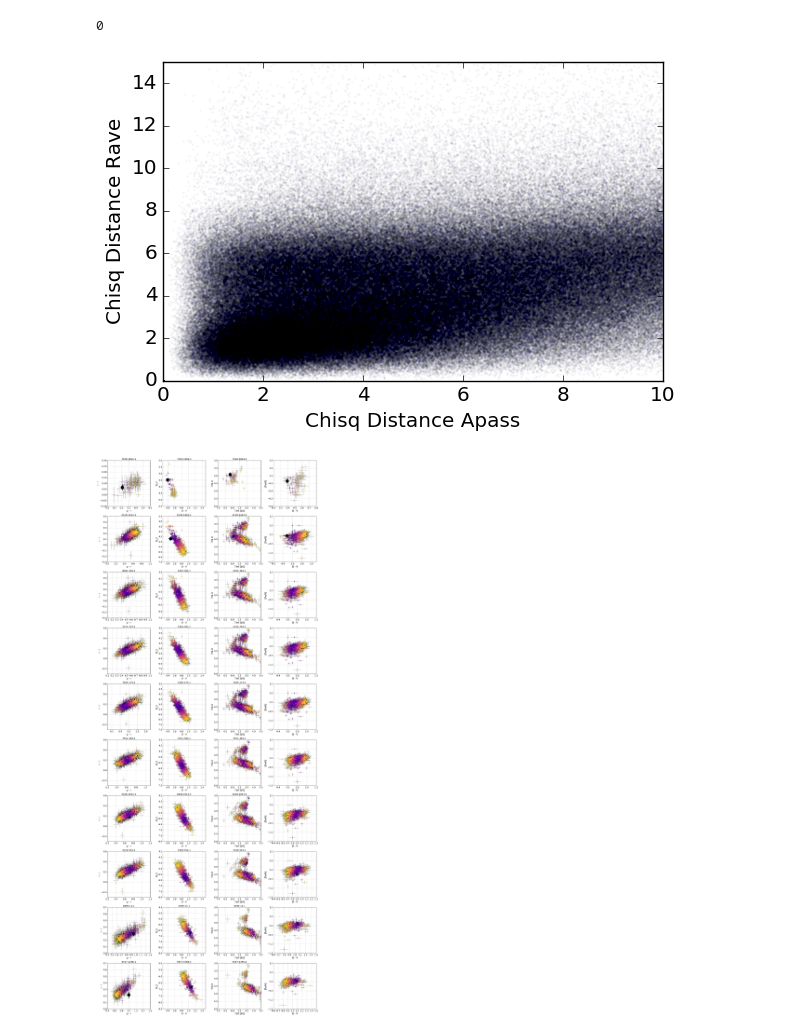
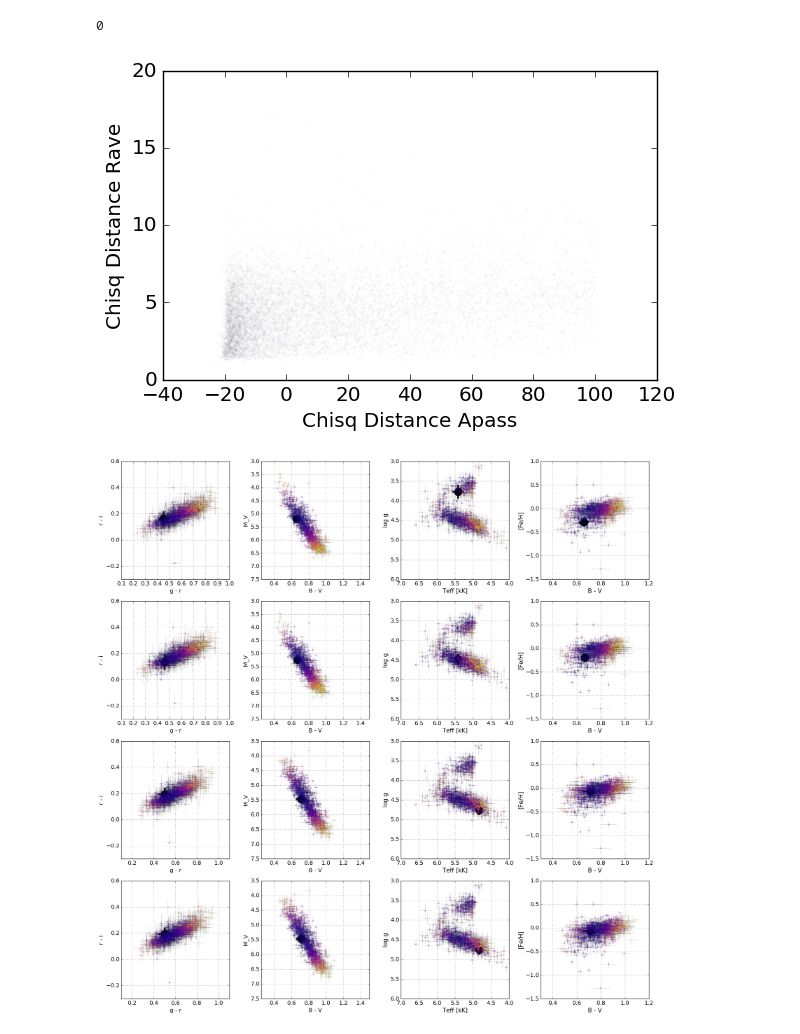
Before and after one commit to andersdot/stellarSpec, a Jupyter notebook: StellarTwins.ipynb, the cells around one changed output. Cells and saved outputs as stored; diff of their text form; code cells hidden in the pictures.

```diff
--- a/StellarTwins.ipynb
+++ b/StellarTwins.ipynb
@@ -296,8 +333,9 @@ def calcChisq(sourceIndex, pts, tree, nNeighbors=200, printChi=False):
 sources = []
 matches = []
 nstars = np.sum(matched)
-chisqThreshold = 10.
+chisqThreshold = 100
 chisqApass = []
+nstars = 10
 for star in np.arange(nstars):
     pts = [M_V[star], B_V[star], g_r[star], r_i[star]]
     chisq, treeIndex = calcChisq(star, pts, treeColor, nNeighbors=nNeighbors, printChi=False)
@@ -312,7 +350,10 @@ for star in np.arange(nstars):
 def distRave(sourceInd, matchesInd):
     chisq = (raveMatched['TEFF'][sourceInd] - raveMatched['TEFF'][matchesInd])**2./(raveMatched['E_TEFF'][sourceInd]**2. + raveMatched['E_TEFF'][matchesInd]**2.) + \
             (raveMatched['LOGG'][sourceInd] - raveMatched['LOGG'][matchesInd])**2./(raveMatched['E_LOGG'][sourceInd]**2. + raveMatched['E_LOGG'][matchesInd]**2.) + \
-            (raveMatched['FE_H'][sourceInd] - raveMatched['FE_H'][matchesInd])**2./(raveMatched['E_FE_H'][sourceInd]**2. + raveMatched['E_FE_H'][matchesInd]**2.)
+            (raveMatched['FE_H'][sourceInd] - raveMatched['FE_H'][matchesInd])**2./(raveMatched['E_FE_H'][sourceInd]**2. + raveMatched['E_FE_H'][matchesInd]**2.) + \
+            np.log(raveMatched['E_TEFF'][sourceInd]**2. + raveMatched['E_TEFF'][matchesInd]**2.) + \
+            np.log(raveMatched['E_LOGG'][sourceInd]**2. + raveMatched['E_LOGG'][matchesInd]**2.) + \
+            np.log(raveMatched['E_FE_H'][sourceInd]**2. + raveMatched['E_FE_H'][matchesInd]**2.)
     return np.sqrt(chisq)
 # %%
 raveSource = []
@@ -338,19 +379,21 @@ print np.sum(tgasMatched[m]['source_id'][argsort] - raveMatched[raveInd]['source
 fig, ax = plt.subplots()
 for chiA, chiR in zip(chisqApass, chisqRave):
     ax.scatter(chiA, chiR, alpha=0.01, s=1)
-ax.set_xlim(0, 10)
-ax.set_ylim(0, 15)
+#ax.set_xlim(0, 10)
+#ax.set_ylim(0, 15)
 ax.set_xlabel('Chisq Distance Apass')
 ax.set_ylabel('Chisq Distance Rave')
 plt.tight_layout()
 plt.savefig('chisqApassRaveUncorrelated.png')
 plt.show()
 # %% [output]
-[figure, old version]
+[figure, new version]
 # %%
-nplot = 10
+nplot = 4
 fig, ax = plt.subplots(nplot, 4, figsize=(20, nplot*5))
 axes = itertools.cycle(ax.ravel())
+alpha_points = 0.3
+alpha_bars = 0.25
 
 b_v_lim = [0.25, 1.5]
 g_r_lim = None #[0, 1.5]
@@ -370,18 +413,13 @@ for j in randarray:
     raveTwins = raveMatch[j]
     raveStar = raveSource[j]
     chiApass = chisqApass[j]
+
     #plot B-V vs g-r for the source and twins
-    ax.set_title(tgasMatched['tycho2_id'][star])
-    mymap = plt.get_cmap("plasma")
-    colorsApass = mymap((chiApass/np.max(chiApass)))
-    diff = np.sum(tgasMatched['source_id'][twins] - raveMatched['source_id'][raveTwins])
-    #if diff == 0: print 'Chisq is ordered properly for Rave'
-    #else: print 'ERROR: Chisq is NOT ordered properly for Rave'
-    ax.scatter(g_r[twins], r_i[twins], c=colorsApass, lw=0, zorder=100)
+    ax.scatter(g_r[twins], r_i[twins], c=chiApass + np.min(chiApass), cmap='plasma', norm=mpl.colors.Normalize(), lw=0, zorder=100, alpha=alpha_points)
     ax.errorbar(g_r[twins], r_i[twins],
                 xerr = np.sqrt(magsMatched['e_gmag'][twins]**2. + magsMatched['e_rmag'][twins]**2.),
                 yerr = np.sqrt(magsMatched['e_rmag'][twins]**2. + magsMatched['e_imag'][twins]**2.),
-                fmt="none", ecolor='black', zorder=0, lw=0.5, mew=0)
+                fmt="none", ecolor='black', zorder=0, lw=0.5, mew=0, alpha=alpha_bars)
     ax.errorbar(g_r[star], r_i[star],
                 xerr = np.sqrt(magsMatched['e_bmag'][star]**2. + magsMatched['e_vmag'][star]**2.),
                 yerr = np.sqrt(magsMatched['e_gmag'][star]**2. + magsMatched['e_rmag'][star]**2.), fmt='o', color='black',lw=4)
@@ -395,18 +433,15 @@ for j in randarray:
 
     #plot r-i and M_v for the source and twins
     ax = axes.next()
-    ax.set_title(tgasMatched['tycho2_id'][star])
-    ax.scatter(B_V[twins], M_V[twins], c=colorsApass, lw=0, zorder=100)
+    ax.scatter(B_V[twins], M_V[twins], c=chiApass + np.min(chiApass), cmap='plasma', norm=mpl.colors.Normalize(), lw=0, zorder=100, alpha=alpha_points)
     ax.errorbar(B_V[twins], M_V[twins],
                 xerr = np.sqrt(magsMatched['e_bmag'][twins]**2. + magsMatched['e_vmag'][twins]**2.),
                 yerr = np.sqrt(magsMatched['e_vmag'][twins]**2. + varMuMatched[twins]),
-                                  fmt="none", ecolor='black', zorder=0, lw=0.5, mew=0)
-    #ax.scatter(B_V[treeIndNum], M_v[treeIndNum], c=colors, s=100, lw=None)
+                                  fmt="none", ecolor='black', zorder=0, lw=0.5, mew=0, alpha=alpha_bars)
     ax.errorbar(B_V[star], M_V[star],
                 xerr = np.sqrt(magsMatched['e_bmag'][star]**2. + magsMatched['e_vmag'][star]**2.),
                 yerr = np.sqrt(magsMatched['e_vmag'][star]**2. + varMuMatched[star]),
                 fmt='o', color='black', lw=4)
-
     ax.scatter(B_V[star], M_V[star], s=400, c='black')
     ax.set_xlabel('B - V')
     ax.set_ylabel('M_V')
@@ -416,53 +451,42 @@ for j in randarray:
     ax.grid()
 
     #plot Teff vs log g for the source and twins
-    #nanInd = np.isnan(raveMatched['TEFF'][raveTwins]) | np.isnan(raveMatched['LOGG'][raveTwins])
     raveTeff = raveMatched['TEFF'][raveTwins]
-    #raveTeff[nanInd] = 0.0
     raveLogG = raveMatched['LOGG'][raveTwins]
-    #raveLogG[nanInd] = 0.0
-    chiSqRavePos = np.array(chisqRave[j])
-    chiSqRavePos[np.isnan(chiSqRavePos)] = 1e2
-    posChisqRave = np.log10(chiSqRavePos)# + np.min(np.log10(chisqRave[j]))
-    colorsRave = mymap(posChisqRave/np.max(posChisqRave))
+    #chiSqRavePos = np.array(chisqRave[j])
+    #chiSqRavePos[np.isnan(chiSqRavePos)] = 1e2
+    #posChisqRave = np.log10(chiSqRavePos)
+
     ax = axes.next()
-    ax.set_title(tgasMatched['tycho2_id'][star])
-    ax.scatter(raveTeff/1000., raveLogG, c=colorsApass, lw=0, zorder=100)
+    ax.scatter(raveTeff/1000., raveLogG, c=chiApass + np.min(chiApass), cmap='plasma', norm=mpl.colors.Normalize(), lw=0, zorder=100, alpha=alpha_points)
     ax.errorbar(raveTeff/1000., raveLogG, xerr=raveMatched['E_TEFF'][raveTwins]/1000., yerr=raveMatched['E_LOGG'][raveTwins],
-               fmt='none', ecolor='black', zorder=0, lw=0.5, mew=0)
+               fmt='none', ecolor='black', zorder=0, lw=0.5, mew=0, alpha=alpha_bars)
     ax.scatter(raveMatched['TEFF'][raveStar]/1000., raveMatched['LOGG'][raveStar], s=400, c='black')
     ax.errorbar(raveMatched['TEFF'][raveStar]/1000., raveMatched['LOGG'][raveStar],
                 xerr=raveMatched['E_TEFF'][raveStar]/1000., yerr=raveMatched['E_LOGG'][raveStar],
                fmt='o', color='black', lw=4)
     ax.set_ylabel('log g', fontsize=15)
     ax.set_xlabel('Teff [kK]', fontsize=15)
     ax.set_xlim(teff_lim)
     ax.set_ylim(log_g_lim)
     ax.grid()
 
     ax = axes.next()
     ax.errorbar(B_V[twins], raveMatched['FE_H'][raveTwins], yerr=raveMatched['E_FE_H'][raveTwins],
               xerr = np.sqrt(magsMatched['e_bmag'][twins]**2. + magsMatched['e_vmag'][twins]**2.),
-              fmt='none', ecolor='black', zorder=0, lw=0.5, mew=0)
-    ax.scatter(B_V[twins], raveMatched['FE_H'][raveTwins], c=colorsApass, lw=0, zorder=100)
+              fmt='none', ecolor='black', zorder=0, lw=0.5, mew=0, alpha=alpha_bars)
+    ax.scatter(B_V[twins], raveMatched['FE_H'][raveTwins], c=chiApass + np.min(chiApass), cmap='plasma', norm=mpl.colors.Normalize(), lw=0, zorder=100, alpha=alpha_points)
     ax.scatter(B_V[star], raveMatched['FE_H'][raveStar], s=400, c='black')
     ax.errorbar(B_V[star], raveMatched['FE_H'][raveStar], yerr=raveMatched['E_FE_H'][raveStar],
               xerr = np.sqrt(magsMatched['e_bmag'][star]**2. + magsMatched['e_vmag'][star]**2.), fmt='o', color='black', lw=4)
     ax.set_xlabel('B - V', fontsize=15)
     ax.set_ylabel('[Fe/H]', fontsize=15)
     ax.grid()
-    #ax.scatter(B_V[twins], raveTeff/1000., c=colorsApass, lw=0, zorder=100)
-    #ax.grid()
-    #ax.set_xlabel('B - V', fontsize=15)
-    #ax.set_ylabel('T eff', fontsize=15)
-    #ax.set_xlim(b_v_lim)
-    #ax.set_ylim(teff_lim)
-
 
 plt.tight_layout()
 plt.savefig('TgasApassRave_chisq.png')
 # %% [output]
-[figure, old version]
+[figure, new version]
 # %%
 #get K nearest neighbors k to star j in a photometry + gaia sense, for each jk pair we have X2jk
 #each of the k neighbors has label vector l_k=[Teff_k, logg_k, Fe/H_k]
```
Also changed, not shown: parts of 17 cells of this notebook.
